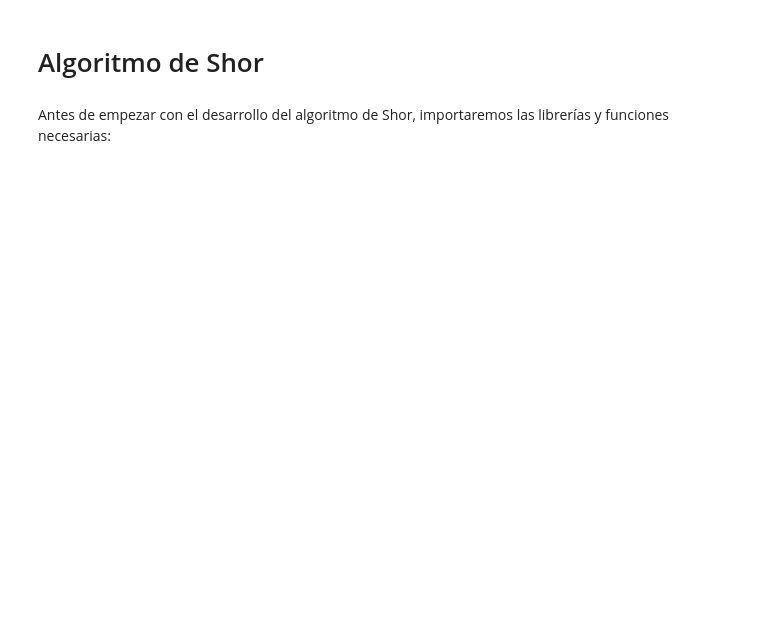
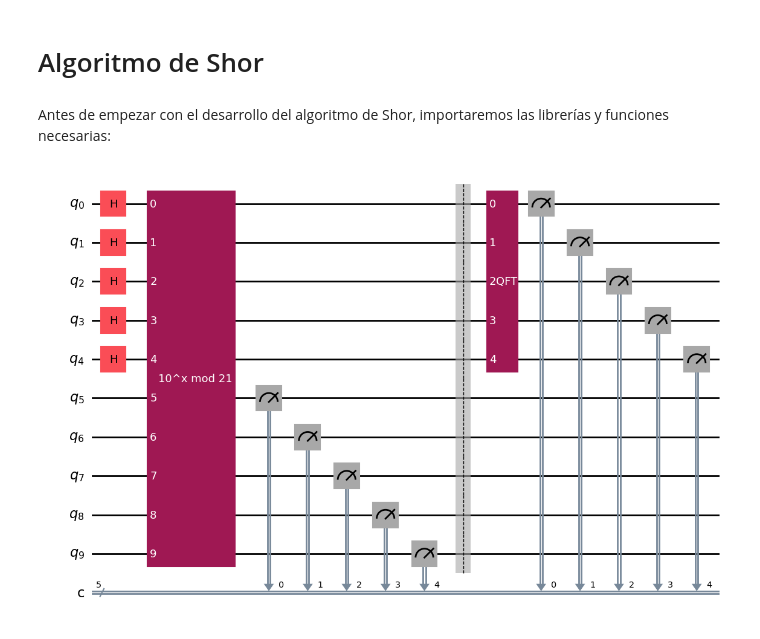
Before and after one commit to pelahumi/RSA, a Jupyter notebook: Shor´s algorithm/shor.ipynb, the cells around one changed output. Drawn from its saved outputs; the diff is of its cells as text; code cells hidden in the pictures; blank space fills up the shorter version.

Commit message:
shor algorithm and circuit

```diff
--- a/Shor´s algorithm/shor.ipynb
+++ b/Shor´s algorithm/shor.ipynb
@@ -31,8 +31,7 @@ def qft(n):
             angle = np.pi / 2**(i - j)
             qc.cp(angle, j, i)
 
-        # Aplicamos una barrera para separar las operaciones
-        qc.barrier(range(n))
+
 
     for i in range(n // 2):
         # Aplicamos la compuerta SWAP para intercambiar los qubits
@@ -45,0 +118,15 @@ def qft(n):
+# %%
+def shor():
+    qc = QuantumCircuit(10, 5)
+    qc.h(range(5))  # Hadamard en los primeros 5 qubits (registro de entrada)
+    qc.append(_10mod21(), range(10))  # Aplica la función modular
+    qc.measure(range(5, 10), range(5))  # Mide los 5 qubits de salida
+    qc.barrier(range(10))
+    qc.append(qft(5), range(5))  # QFT sobre los qubits de entrada
+    qc.measure(range(5), range(5))  # Mide los qubits de entrada
+    return qc
+# %%
+qc = shor()
+qc.draw('mpl')
+# %% [output]
+[figure, added]
```
Also changed, not shown: parts of 2 cells of this notebook, 1 other file.
